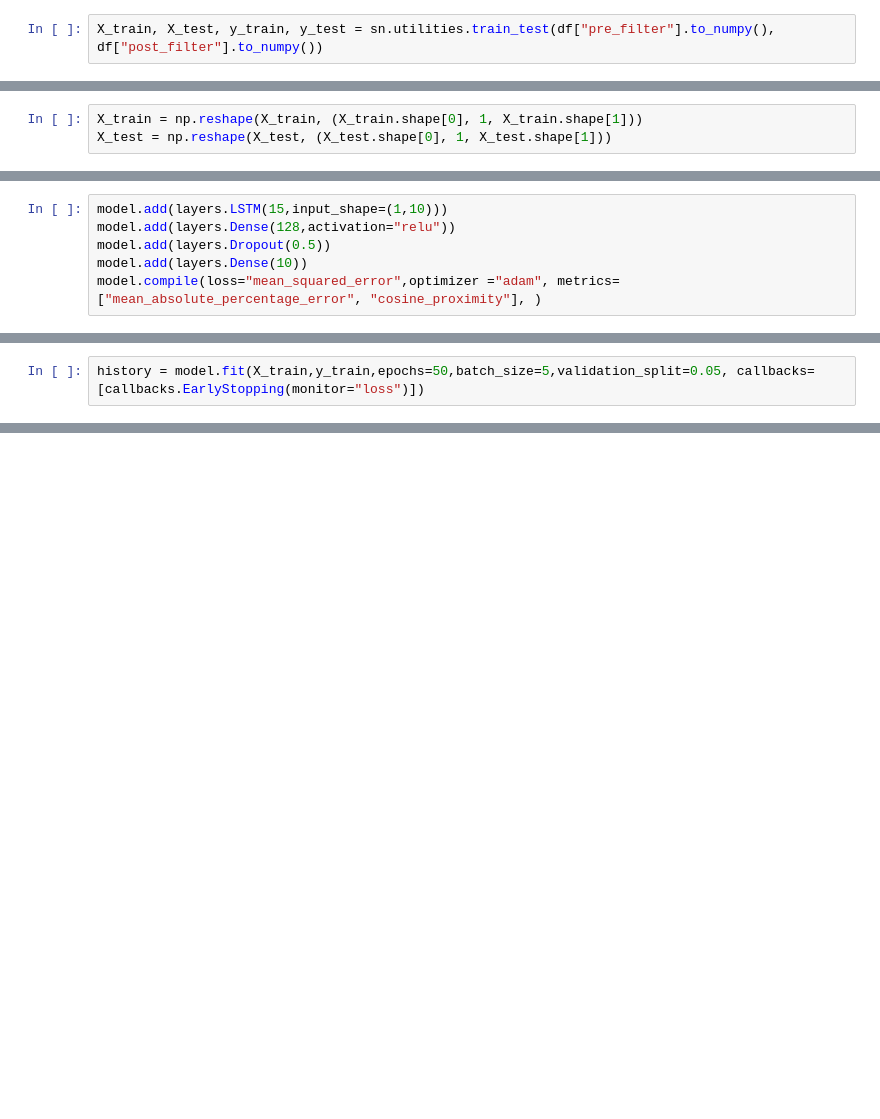
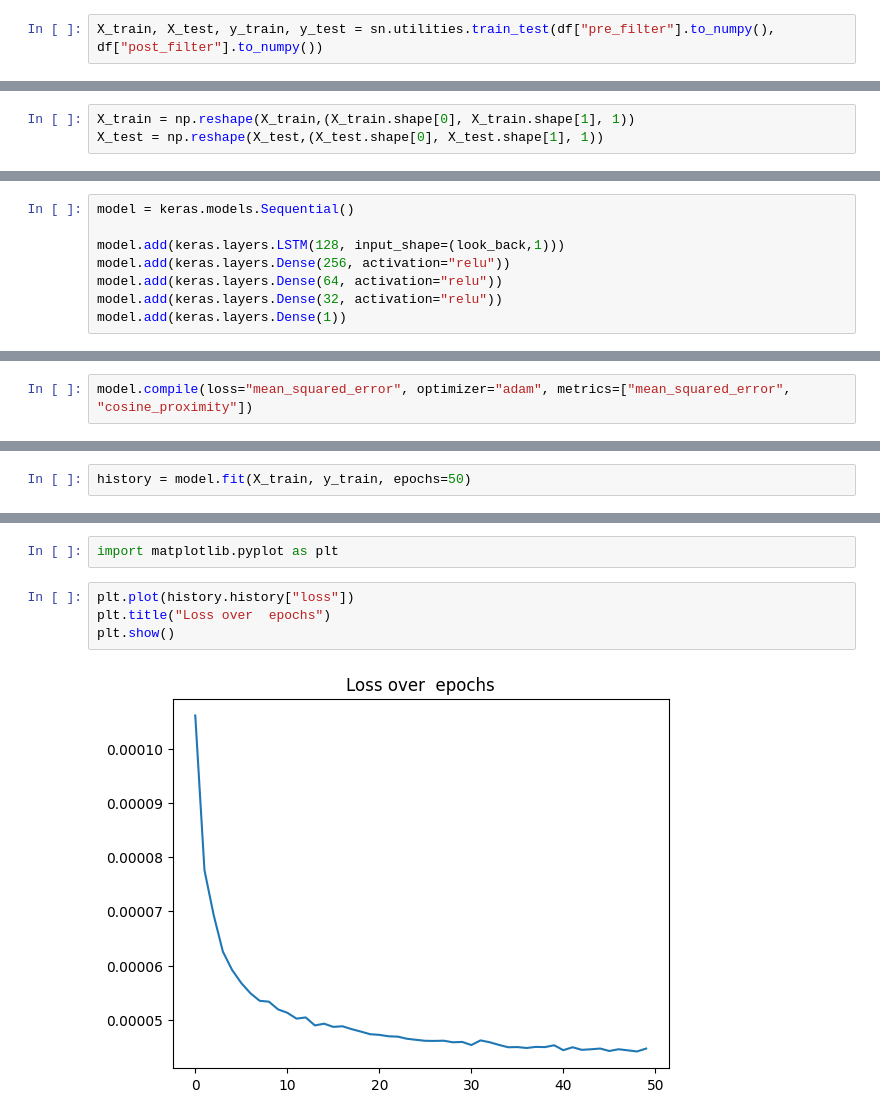
Before and after one commit to john-marinelli/filternet, a Jupyter notebook: lstm_tests.ipynb, the cells around one changed output, grey strips where cells are left out. Cells and saved outputs as stored; diff of their text form; blank space fills up the shorter version.

```diff
--- a/lstm_tests.ipynb
+++ b/lstm_tests.ipynb
@@ -40,3 +19,3 @@ X_train.shape
 # %%
-X_train = np.reshape(X_train, (X_train.shape[0], 1, X_train.shape[1]))
-X_test = np.reshape(X_test, (X_test.shape[0], 1, X_test.shape[1]))
+X_train = np.reshape(X_train,(X_train.shape[0], X_train.shape[1], 1))
+X_test = np.reshape(X_test,(X_test.shape[0], X_test.shape[1], 1))
@@ -66,6 +22,8 @@ Your kernel may have been built without NUMA support.
 # %%
-model.add(layers.LSTM(15,input_shape=(1,10)))
-model.add(layers.Dense(128,activation="relu"))
-model.add(layers.Dropout(0.5))
-model.add(layers.Dense(10))
-model.compile(loss="mean_squared_error",optimizer ="adam", metrics=["mean_absolute_percentage_error", "cosine_proximity"], )
+model = keras.models.Sequential()
+
+model.add(keras.layers.LSTM(128, input_shape=(look_back,1)))
+model.add(keras.layers.Dense(256, activation="relu"))
+model.add(keras.layers.Dense(64, activation="relu"))
+model.add(keras.layers.Dense(32, activation="relu"))
+model.add(keras.layers.Dense(1))
@@ -79,3 +30,5 @@ model.compile(loss="mean_squared_error",optimizer ="adam", metrics=["mean_absolu
+# %%
+model.compile(loss="mean_squared_error", optimizer="adam", metrics=["mean_squared_error", "cosine_proximity"])
 # %%
 model.summary()
 # %% [output]
@@ -97,6 +52,6 @@ Trainable params: 4,898
 Non-trainable params: 0
 _________________________________________________________________
 # %%
-history = model.fit(X_train,y_train,epochs=50,batch_size=5,validation_split=0.05, callbacks=[callbacks.EarlyStopping(monitor="loss")])
+history = model.fit(X_train, y_train, epochs=50)
 # %% [output]
 Epoch 1/50
@@ -204,0 +76,8 @@ To https://github.com/john-marinelli/filternet.git
+# %%
+import matplotlib.pyplot as plt
+# %%
+plt.plot(history.history["loss"])
+plt.title("Loss over  epochs")
+plt.show()
+# %% [output]
+[figure, added]
```
Also changed, not shown: parts of 19 cells of this notebook, 40 other files.
